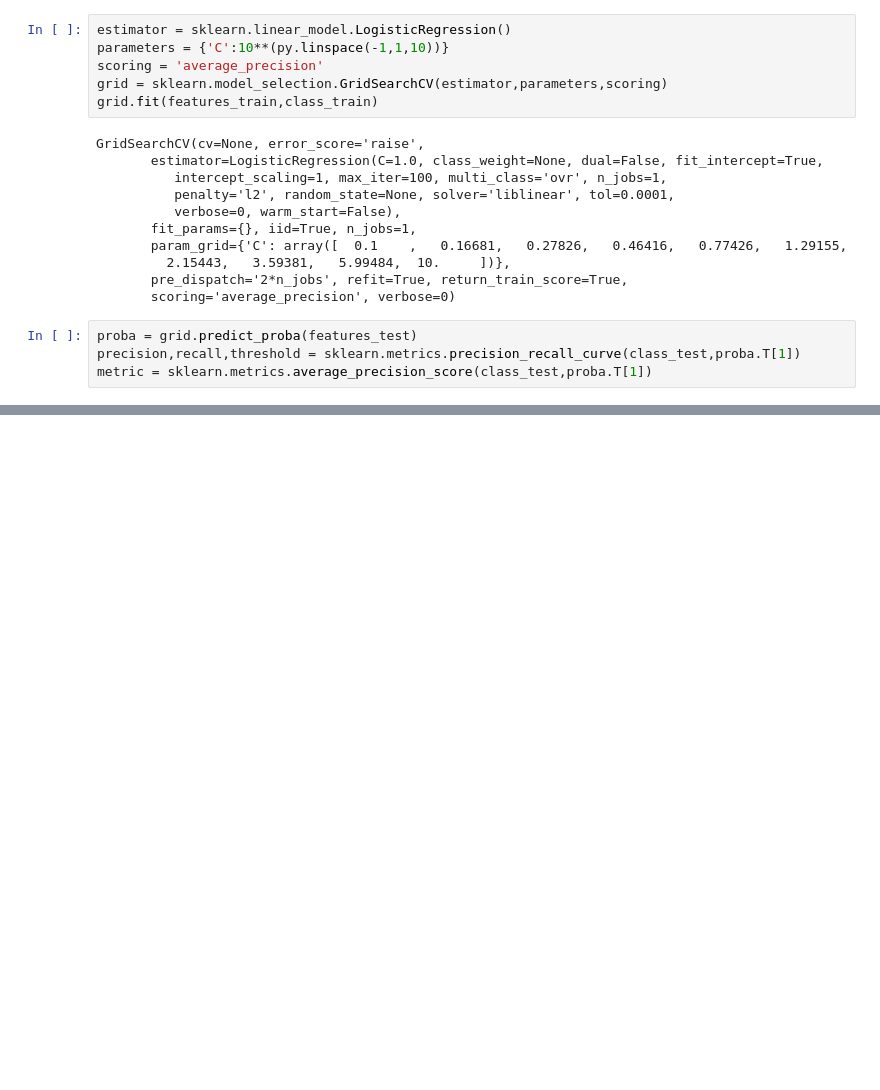
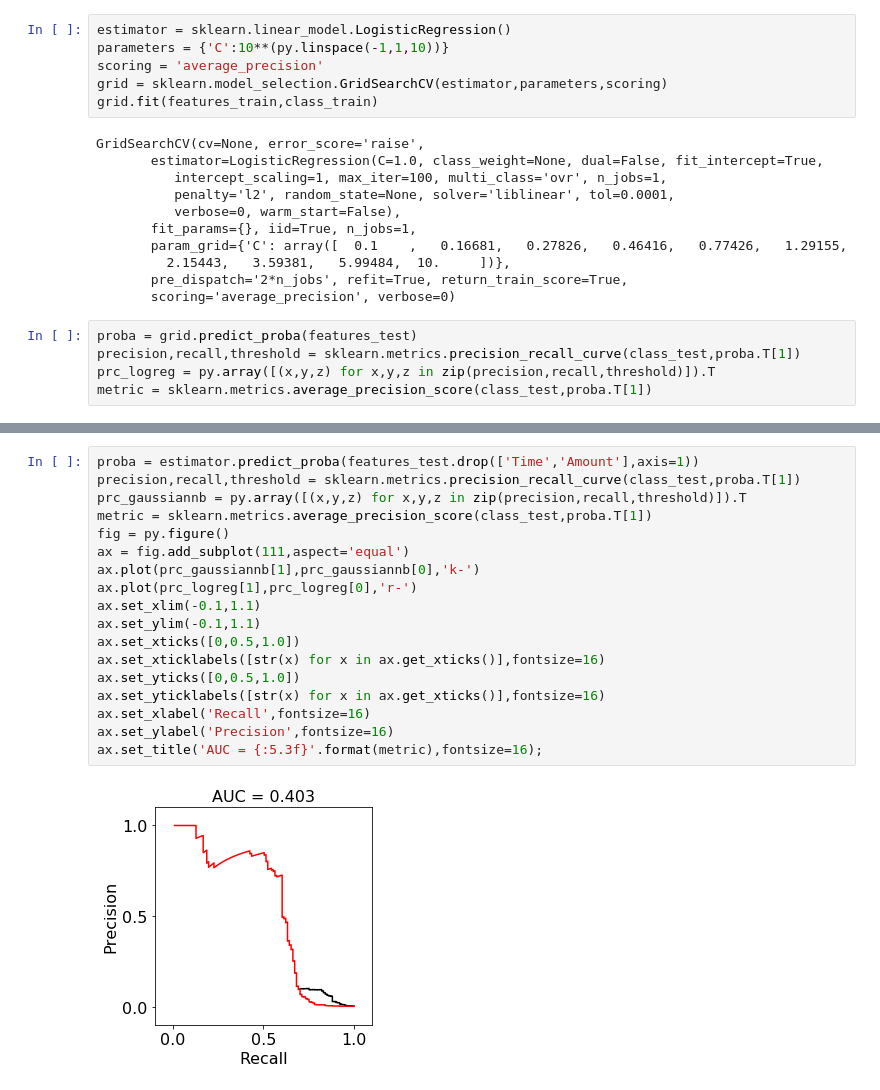
Before and after one commit to tiagobbatalhao/credit_card_fraud, a Jupyter notebook: CreditCardFraud.ipynb, the cells around one changed output, grey strips where cells are left out. Drawn from its saved outputs; the diff is of its cells as text; blank space fills up the shorter version.

```diff
--- a/CreditCardFraud.ipynb
+++ b/CreditCardFraud.ipynb
@@ -215,6 +215,7 @@ GridSearchCV(cv=None, error_score='raise',
 # %%
 proba = grid.predict_proba(features_test)
 precision,recall,threshold = sklearn.metrics.precision_recall_curve(class_test,proba.T[1])
+prc_logreg = py.array([(x,y,z) for x,y,z in zip(precision,recall,threshold)]).T
 metric = sklearn.metrics.average_precision_score(class_test,proba.T[1])
 # %%
 fig = py.figure()
@@ -288,0 +277,20 @@ len(recall)
+# %%
+proba = estimator.predict_proba(features_test.drop(['Time','Amount'],axis=1))
+precision,recall,threshold = sklearn.metrics.precision_recall_curve(class_test,proba.T[1])
+prc_gaussiannb = py.array([(x,y,z) for x,y,z in zip(precision,recall,threshold)]).T
+metric = sklearn.metrics.average_precision_score(class_test,proba.T[1])
+fig = py.figure()
+ax = fig.add_subplot(111,aspect='equal')
+ax.plot(prc_gaussiannb[1],prc_gaussiannb[0],'k-')
+ax.plot(prc_logreg[1],prc_logreg[0],'r-')
+ax.set_xlim(-0.1,1.1)
+ax.set_ylim(-0.1,1.1)
+ax.set_xticks([0,0.5,1.0])
+ax.set_xticklabels([str(x) for x in ax.get_xticks()],fontsize=16)
+ax.set_yticks([0,0.5,1.0])
+ax.set_yticklabels([str(x) for x in ax.get_xticks()],fontsize=16)
+ax.set_xlabel('Recall',fontsize=16)
+ax.set_ylabel('Precision',fontsize=16)
+ax.set_title('AUC = {:5.3f}'.format(metric),fontsize=16);
+# %% [output]
+[figure, added]
```
Also changed, not shown: parts of 21 cells of this notebook.
